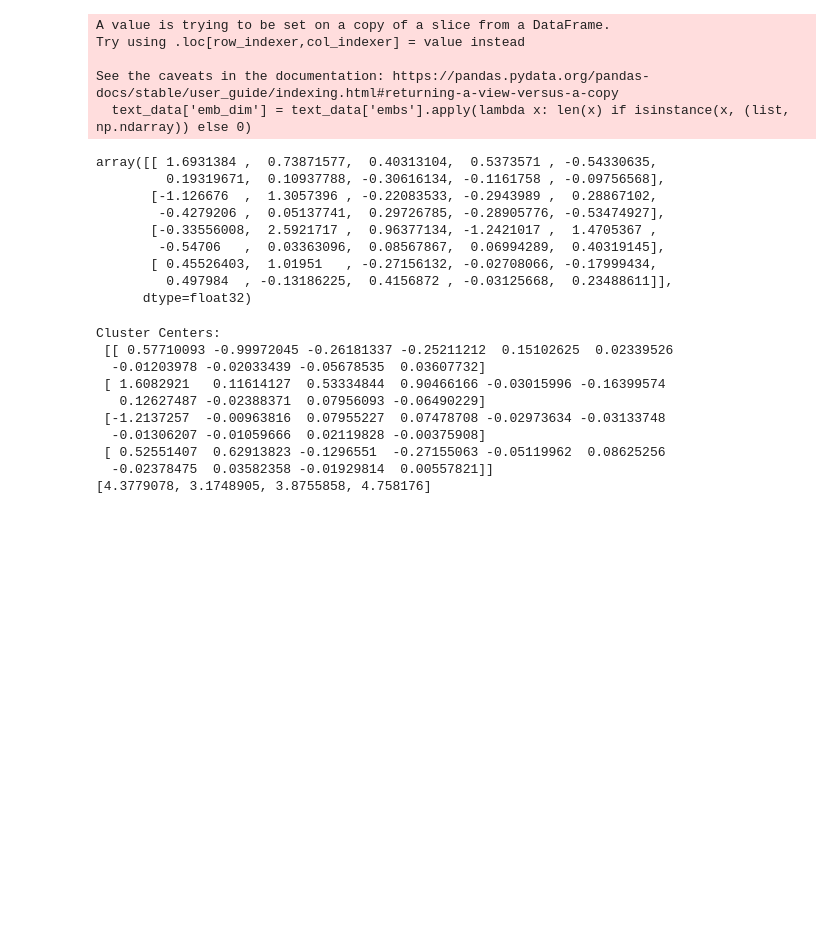
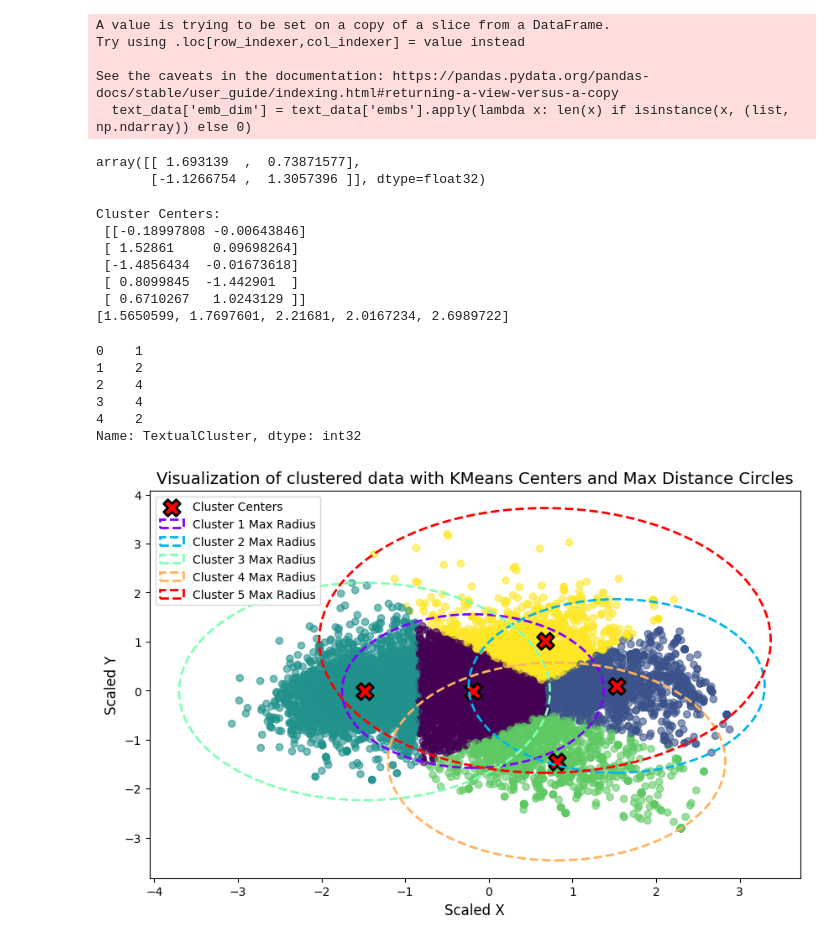
Before and after one commit to KostasSpyropoylos/thesis, a Jupyter notebook: py.ipynb, the cells around one changed output. Cells and saved outputs as stored; diff of their text form; code cells hidden in the pictures; blank space fills up the shorter version.

```diff
--- a/py.ipynb
+++ b/py.ipynb
@@ -237,13 +234,11 @@ text_data.head()
 | 4 | [ca, n't, believe, saw, Abel, twi... | 12 | [0.27645218, 0.31319204, 0.044820... |
 # %%
 from sklearn.decomposition import PCA
-pca = PCA(10)
 text_data['emb_dim'] = text_data['embs'].apply(lambda x: len(x) if isinstance(x, (list, np.ndarray)) else 0)
 text_data = text_data[text_data['emb_dim'] == 100]
 embeddings_matrix = np.vstack(text_data['embs'].values)
 
-# Initialize PCA
-pca = PCA(n_components=10)
+pca = PCA(n_components=2)
 
 # Apply PCA to the valid embeddings
 pca_data = pca.fit_transform(embeddings_matrix)
@@ -254,19 +249,12 @@ Try using .loc[row_indexer,col_indexer] = value instead
 See the caveats in the documentation: https://pandas.pydata.org/pandas-docs/stable/user_guide/indexing.html#returning-a-view-versus-a-copy
   text_data['emb_dim'] = text_data['embs'].apply(lambda x: len(x) if isinstance(x, (list, np.ndarray)) else 0)
 # %%
-pca_data[:4]
+pca_data[:2]
 # %% [output]
-array([[ 1.6931384 ,  0.73871577,  0.40313104,  0.5373571 , -0.54330635,
-         0.19319671,  0.10937788, -0.30616134, -0.1161758 , -0.09756568],
-       [-1.126676  ,  1.3057396 , -0.22083533, -0.2943989 ,  0.28867102,
-        -0.4279206 ,  0.05137741,  0.29726785, -0.28905776, -0.53474927],
-       [-0.33556008,  2.5921717 ,  0.96377134, -1.2421017 ,  1.4705367 ,
-        -0.54706   ,  0.03363096,  0.08567867,  0.06994289,  0.40319145],
-       [ 0.45526403,  1.01951   , -0.27156132, -0.02708066, -0.17999434,
-         0.497984  , -0.13186225,  0.4156872 , -0.03125668,  0.23488611]],
-      dtype=float32)
+array([[ 1.693139  ,  0.73871577],
+       [-1.1266754 ,  1.3057396 ]], dtype=float32)
 # %%
-kmeans = KMeans(n_clusters=4, random_state=42)
+kmeans = KMeans(n_clusters=5, random_state=42)
 text_data['TextualCluster'] = kmeans.fit_predict(pca_data)
 # Extract cluster centers
 centers = kmeans.cluster_centers_
@@ -275,15 +263,8 @@ spatial_radii = []
 print("Cluster Centers:\n", centers)
 
 # Loop through each cluster and check distances
-for i in range(4):
+for i in range(5):
     cluster_points = pca_data[text_data['TextualCluster'] == i]
-
-    # Ensure that there are points in this cluster
-    # if cluster_points.empty:
-    #     print(f"Warning: No points found for cluster {i}")
-    #     continue
-
-    # print(f"\nCluster {i} Points:\n", cluster_points[:2])
 
     # Calculate the distances
     distances = np.linalg.norm(cluster_points - centers[i], axis=1)
@@ -297,12 +278,46 @@ for i in range(4):
 print (spatial_radii)
 # %% [output]
 Cluster Centers:
- [[ 0.57710093 -0.99972045 -0.26181337 -0.25211212  0.15102625  0.02339526
-  -0.01203978 -0.02033439 -0.05678535  0.03607732]
- [ 1.6082921   0.11614127  0.53334844  0.90466166 -0.03015996 -0.16399574
-   0.12627487 -0.02388371  0.07956093 -0.06490229]
- [-1.2137257  -0.00963816  0.07955227  0.07478708 -0.02973634 -0.03133748
-  -0.01306207 -0.01059666  0.02119828 -0.00375908]
- [ 0.52551407  0.62913823 -0.1296551  -0.27155063 -0.05119962  0.08625256
-  -0.02378475  0.03582358 -0.01929814  0.00557821]]
-[4.3779078, 3.1748905, 3.8755858, 4.758176]
+ [[-0.18997808 -0.00643846]
+ [ 1.52861     0.09698264]
+ [-1.4856434  -0.01673618]
+ [ 0.8099845  -1.442901  ]
+ [ 0.6710267   1.0243129 ]]
+[1.5650599, 1.7697601, 2.21681, 2.0167234, 2.6989722]
+# %%
+text_data['TextualCluster'].head()
+# %% [output]
+0    1
+1    2
+2    4
+3    4
+4    2
+Name: TextualCluster, dtype: int32
+# %%
+
+# Define a list of colors for the circles
+circle_colors = plt.cm.rainbow(np.linspace(0, 1, len(spatial_radii)))
+
+# Create the scatter plot for clusters
+plt.figure(figsize=(10, 6))
+plt.scatter(pca_data[:,0], pca_data[:,1],
+            c=text_data['TextualCluster'], cmap='viridis', marker='o', alpha=0.6)
+
+# Plot the cluster centers
+plt.scatter(centers[:, 0], centers[:, 1], c='red', s=200, marker='X',
+            edgecolors='k', linewidths=2, label='Cluster Centers')
+
+# Plot circles around each cluster center with different colors
+for i, radius in enumerate(spatial_radii):
+    circle = plt.Circle((centers[i, 0], centers[i, 1]), radius, color=circle_colors[i],
+                        fill=False, linestyle='--', linewidth=2, label=f'Cluster {i+1} Max Radius')
+    plt.gca().add_patch(circle)
+
+# Set plot labels and title
+plt.title('Visualization of clustered data with KMeans Centers and Max Distance Circles', fontsize=14)
+plt.xlabel('Scaled X', fontsize=12)
+plt.ylabel('Scaled Y', fontsize=12)
+plt.legend()
+plt.show()
+# %% [output]
+[figure, added]
```
Also changed, not shown: parts of 3 cells of this notebook.
